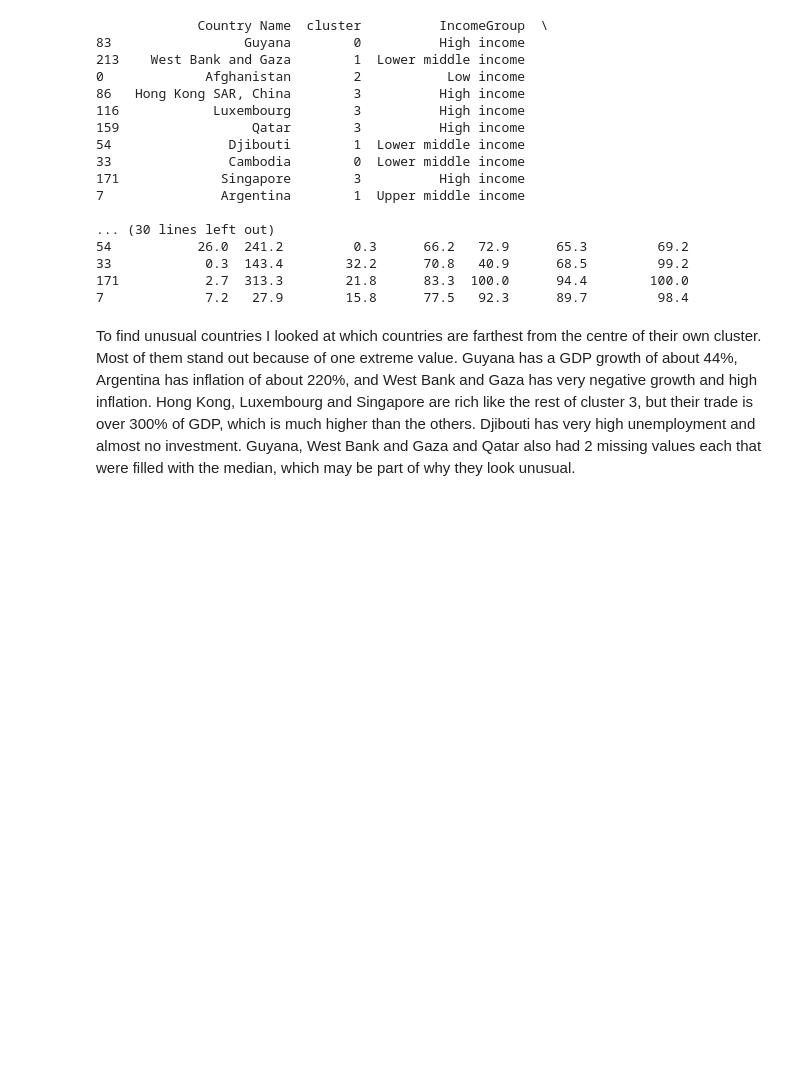
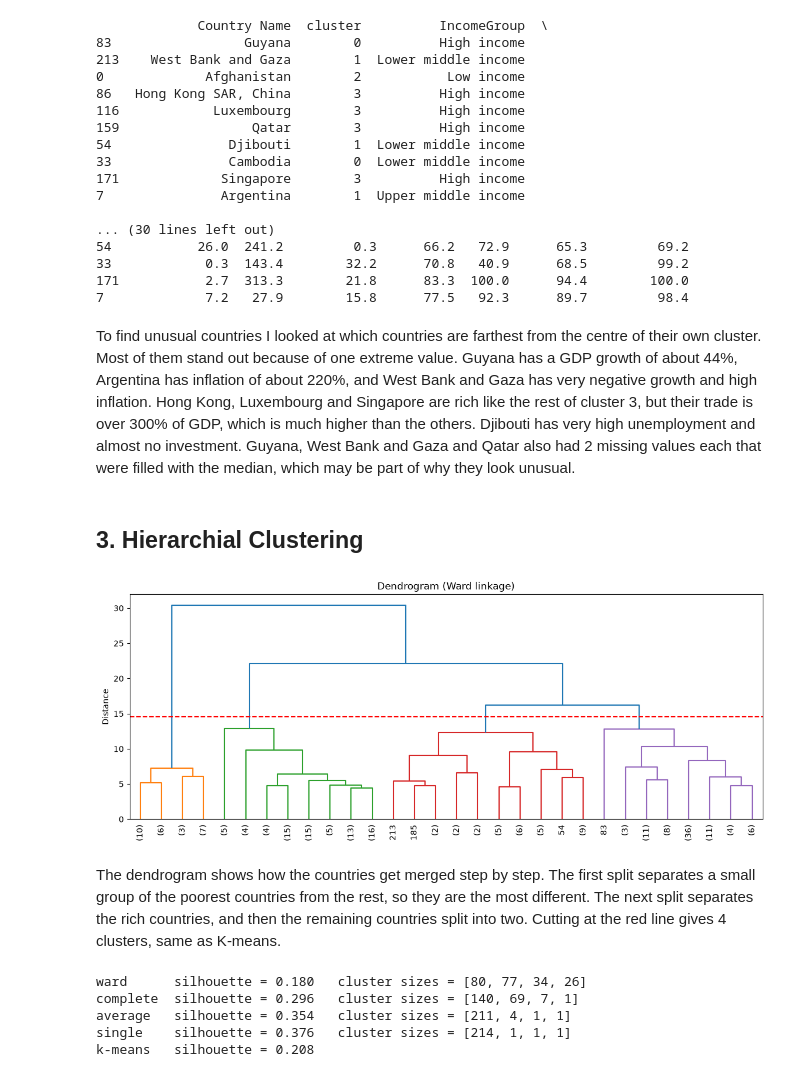
Before and after one commit to sahanakamdar/DS203_clustering, a Jupyter notebook: WDI_clustering.ipynb, the cells around one changed output. Cells and saved outputs as stored; diff of their text form; code cells hidden in the pictures; blank space fills up the shorter version.

Commit message:
part 3 hierarchial

```diff
--- a/WDI_clustering.ipynb
+++ b/WDI_clustering.ipynb
@@ -564,3 +564,39 @@ print(unusual[['Country Name', 'cluster'] + feat].rename(columns=short).round(1)
 To find unusual countries I looked at which countries are farthest from the centre of their own cluster.
 Most of them stand out because of one extreme value. Guyana has a GDP growth of about 44%, Argentina has inflation of about 220%, and West Bank and Gaza has very negative growth and high inflation. Hong Kong, Luxembourg and Singapore are rich like the rest of cluster 3, but their trade is over 300% of GDP, which is much higher than the others. Djibouti has very high unemployment and almost no investment.
 Guyana, West Bank and Gaza and Qatar also had 2 missing values each that were filled with the median, which may be part of why they look unusual.
+# %% [markdown]
+## 3. Hierarchial Clustering
+# %%
+from scipy.cluster.hierarchy import linkage, dendrogram
+
+Z = linkage(X_pca, method='ward')
+
+# height at which cutting the tree gives 4 clusters
+cut = (Z[-4, 2] + Z[-3, 2]) / 2
+
+plt.figure(figsize=(14, 5))
+dendrogram(Z, truncate_mode='lastp', p=30, leaf_rotation=90, color_threshold=cut)
+plt.axhline(y=cut, color='red', linestyle='--')
+plt.title('Dendrogram (Ward linkage)')
+plt.ylabel('Distance')
+plt.show()
+# %% [output]
+[figure, added]
+# %% [markdown]
+The dendrogram shows how the countries get merged step by step. The first split separates a small group of the poorest countries from the rest, so they are the most different. The next split separates the rich countries, and then the remaining countries split into two. Cutting at the red line gives 4 clusters, same as K-means.
+# %%
+from sklearn.cluster import AgglomerativeClustering
+
+for method in ['ward', 'complete', 'average', 'single']:
+    hc = AgglomerativeClustering(n_clusters=4, linkage=method)
+    labels = hc.fit_predict(X_pca)
+    sizes = sorted(np.bincount(labels).tolist(), reverse=True)
+    print(f"{method:9s} silhouette = {silhouette_score(X_pca, labels):.3f}   cluster sizes = {sizes}")
+
+print(f"{'k-means':9s} silhouette = {silhouette_score(X_pca, df['cluster']):.3f}")
+# %% [output]
+ward      silhouette = 0.180   cluster sizes = [80, 77, 34, 26]
+complete  silhouette = 0.296   cluster sizes = [140, 69, 7, 1]
+average   silhouette = 0.354   cluster sizes = [211, 4, 1, 1]
+single    silhouette = 0.376   cluster sizes = [214, 1, 1, 1]
+k-means   silhouette = 0.208
```
Also changed, not shown: parts of 3 cells of this notebook.
